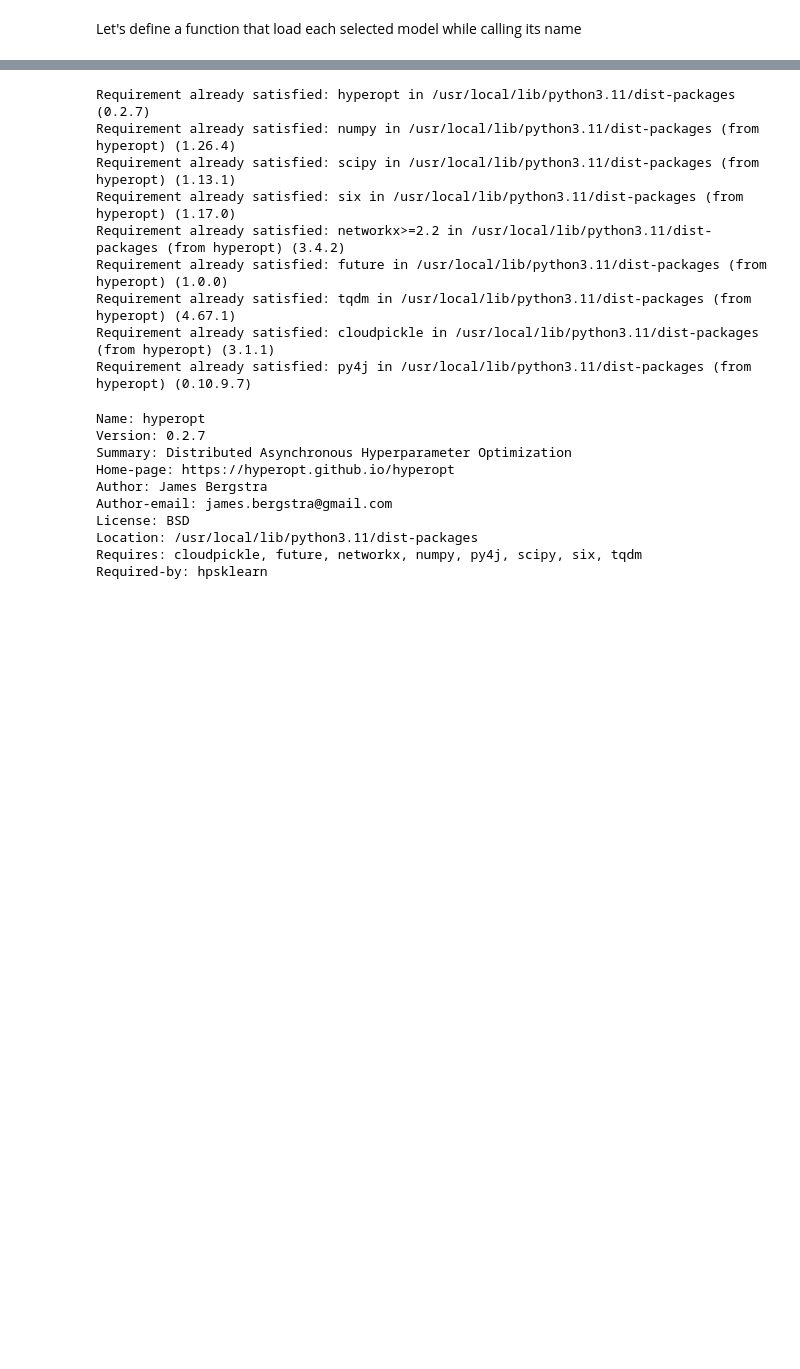
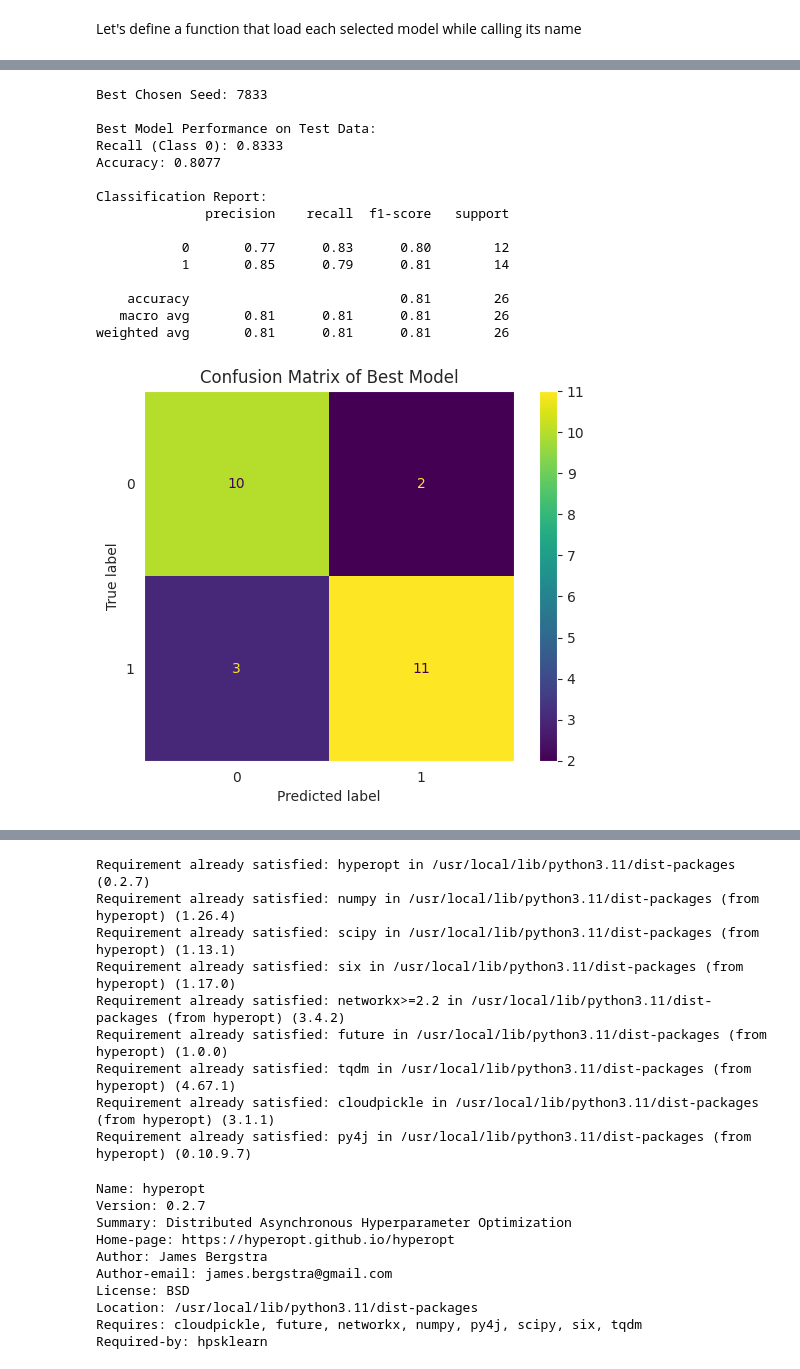
Before and after one commit to akindream/Happy-Customers, a Jupyter notebook: ACME_HappinessSurvey2020_final.ipynb, the cells around one changed output, grey strips where cells are left out. Drawn from its saved outputs; the diff is of its cells as text; code cells hidden in the pictures; blank space fills up the shorter version.

```diff
--- a/ACME_HappinessSurvey2020_final.ipynb
+++ b/ACME_HappinessSurvey2020_final.ipynb
@@ -498,5 +503,6 @@ CalibratedClassifierCV               0.08
 # %%
 best_models = models.sort_values(by=['Accuracy'], ascending=False).index.tolist()
-list_models = best_models[:7] + best_models[9:15]  # Skips position Passive Agressive and LGBM
-list_models
+list_models = best_models[:1] + best_models[2:11]  # Skips position Passive Agressive because it returns 100% recall(0) and 0% recall(1)
+dict_models=dict()
+dict_models.fromkeys(list_models)
 # %% [output]
@@ -773,3 +770,54 @@ Seed 7176: Ensemble VC recall (class 0): 0.5833
+# %%
+# Define the base classifiers
+clf1 = NearestCentroid()
+clf2 = SGDClassifier(random_state=4013)
+clf3 = Perceptron(random_state=1551)
+# Fit the ensemble on training data
+# Create the VotingClassifier ensemble using hard voting
+ensemble_vc = VotingClassifier(estimators=[('NC', clf1), ('SDGC', clf2), ('Perceptron', clf3)],voting='hard')
+
+
+# Retrieve the best trained model using the best seed
+#best_model = ensemble_models[int(best_seed)]
+random_state = 7833
+# Re-split data using the best seed
+X_train, X_test, Y_train, Y_test = train_test_split(X, y, test_size=0.2, random_state=7833, stratify=y)
+ensemble_vc.fit(X_train, Y_train)
+# Predict using the best model
+Y_pred_best = ensemble_vc.predict(X_test)
+# Compute recall and accuracy
+best_recall = recall_score(Y_test, Y_pred_best, pos_label=0)
+best_accuracy = accuracy_score(Y_test, Y_pred_best)
+print(f"\nBest Chosen Seed: {random_state:.0f}")
+
+print(f"\nBest Model Performance on Test Data:")
+print(f"Recall (Class 0): {best_recall:.4f}")
+print(f"Accuracy: {best_accuracy:.4f}")
+# Print classification report
+print("\nClassification Report:")
+print(classification_report(Y_test, Y_pred_best))
+
+# Display confusion matrix
+ConfusionMatrixDisplay.from_predictions(Y_test, Y_pred_best)
+plt.title("Confusion Matrix of Best Model")
+plt.show()
+# %% [output]
+Best Chosen Seed: 7833
+
+Best Model Performance on Test Data:
+Recall (Class 0): 0.8333
+Accuracy: 0.8077
+
+Classification Report:
+              precision    recall  f1-score   support
+
+           0       0.77      0.83      0.80        12
+           1       0.85      0.79      0.81        14
+
+    accuracy                           0.81        26
+   macro avg       0.81      0.81      0.81        26
+weighted avg       0.81      0.81      0.81        26
+[figure, added]
 # %%
 import random
 import pandas as pd
```
Also changed, not shown: parts of 59 cells of this notebook.
